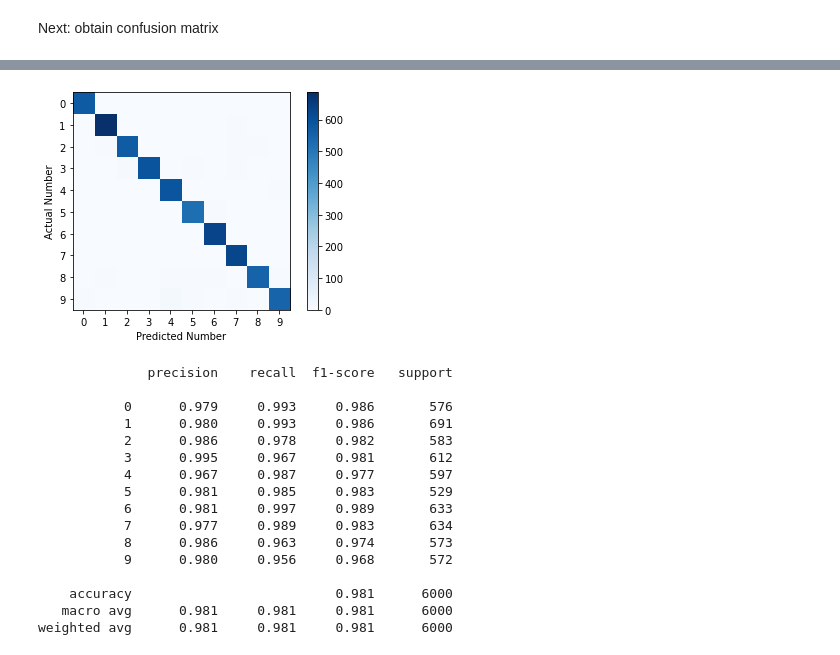
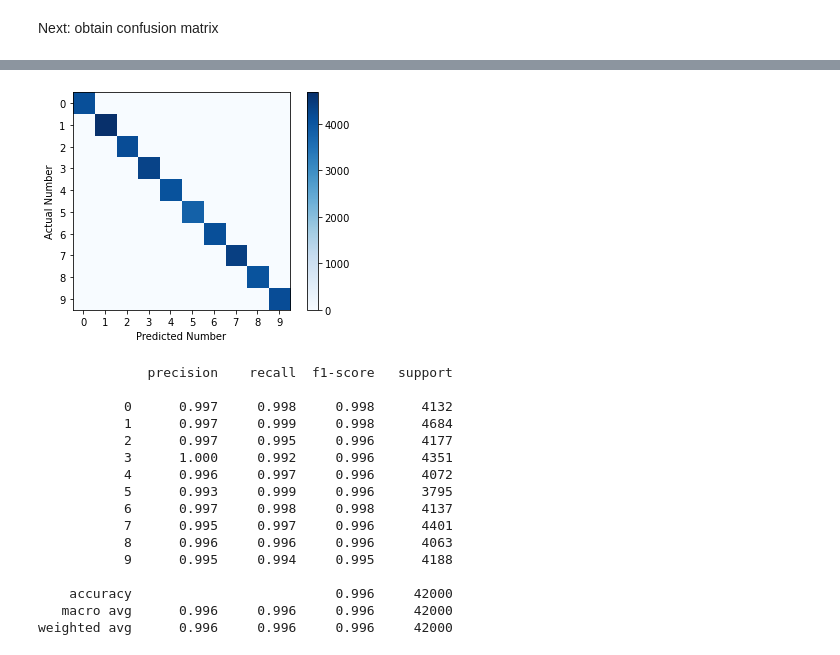
Before and after one commit to alessandro-rubin/MNIST, a Jupyter notebook: minst_cnn.ipynb, the cells around one changed output, grey strips where cells are left out. Cells and saved outputs as stored; diff of their text form; code cells hidden in the pictures.

```diff
--- a/minst_cnn.ipynb
+++ b/minst_cnn.ipynb
@@ -67,3 +67,3 @@ def data_prep(input_df,split=0.3,verbose=False):
 # %%
-x_train, y_train, x_val, y_val= data_prep(data, verbose=True)
+x_train, y_train= data_prep(data, verbose=True)
 # %% [output]
@@ -76,3 +76,6 @@ x_val = x_val.reshape(-1, 28, 28, 1)
+# %%
+x_train=tf.convert_to_tensor(x_train)
+y_train=tf.convert_to_tensor(y_train)
 # %% [markdown]
 #### Now I have the data prepared, I can construct a CNN and feed data to it:
 # %%
@@ -178,7 +180,9 @@ Label:  5
+# %%
+timestamp=datetime.today().strftime('%Y%m%d%H%M%S')
 # %%
 # Save the trained model
-savemodel=False
-modelFileName = 'models/mnistNNv1.h5'
+savemodel=True
+modelFileName = 'models/mnist_CNNv1_'+timestamp+'.h5'
 if savemodel:
     model.save(modelFileName)
     #del model  # deletes the existing model variable
@@ -196,9 +202,9 @@ from sklearn.metrics import classification_report
 %matplotlib inline
 
 
-class_probabilities = model.predict(x_val)
+class_probabilities = model.predict(x_train)
 predictions = np.argmax(class_probabilities, axis=1)
-true_labels = np.argmax(y_val,axis=1)
+true_labels = np.argmax(y_train,axis=1)
 
 # Plot the confusion matrix
 cm = confusion_matrix(true_labels, predictions)
@@ -217,17 +223,17 @@ print(classification_report(true_labels,predictions,digits=3))
-[figure, old version]
+[figure, new version]
               precision    recall  f1-score   support
 
-           0      0.979     0.993     0.986       576
-           1      0.980     0.993     0.986       691
-           2      0.986     0.978     0.982       583
-           3      0.995     0.967     0.981       612
-           4      0.967     0.987     0.977       597
-           5      0.981     0.985     0.983       529
-           6      0.981     0.997     0.989       633
-           7      0.977     0.989     0.983       634
-           8      0.986     0.963     0.974       573
-           9      0.980     0.956     0.968       572
+           0      0.997     0.998     0.998      4132
+           1      0.997     0.999     0.998      4684
+           2      0.997     0.995     0.996      4177
+           3      1.000     0.992     0.996      4351
+           4      0.996     0.997     0.996      4072
+           5      0.993     0.999     0.996      3795
+           6      0.997     0.998     0.998      4137
+           7      0.995     0.997     0.996      4401
+           8      0.996     0.996     0.996      4063
+           9      0.995     0.994     0.995      4188
 
-    accuracy                          0.981      6000
-   macro avg      0.981     0.981     0.981      6000
-weighted avg      0.981     0.981     0.981      6000
+    accuracy                          0.996     42000
+   macro avg      0.996     0.996     0.996     42000
+weighted avg      0.996     0.996     0.996     42000
```
Also changed, not shown: parts of 17 cells of this notebook, 5 other files.
